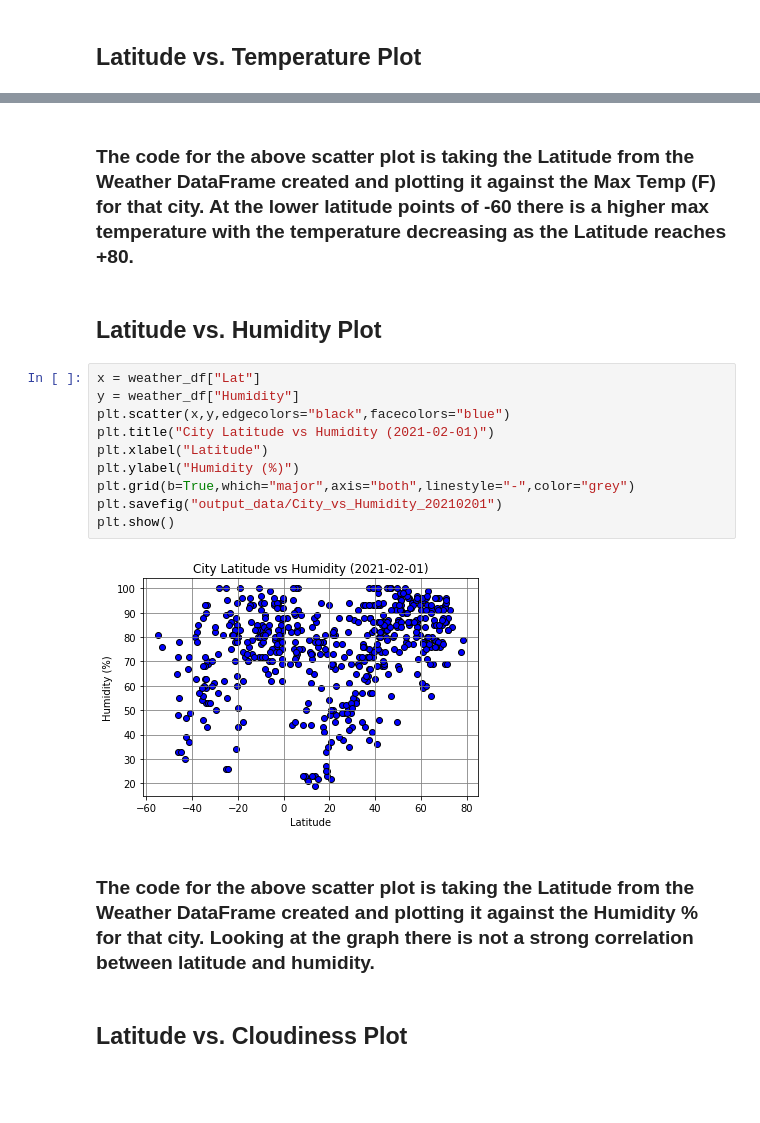
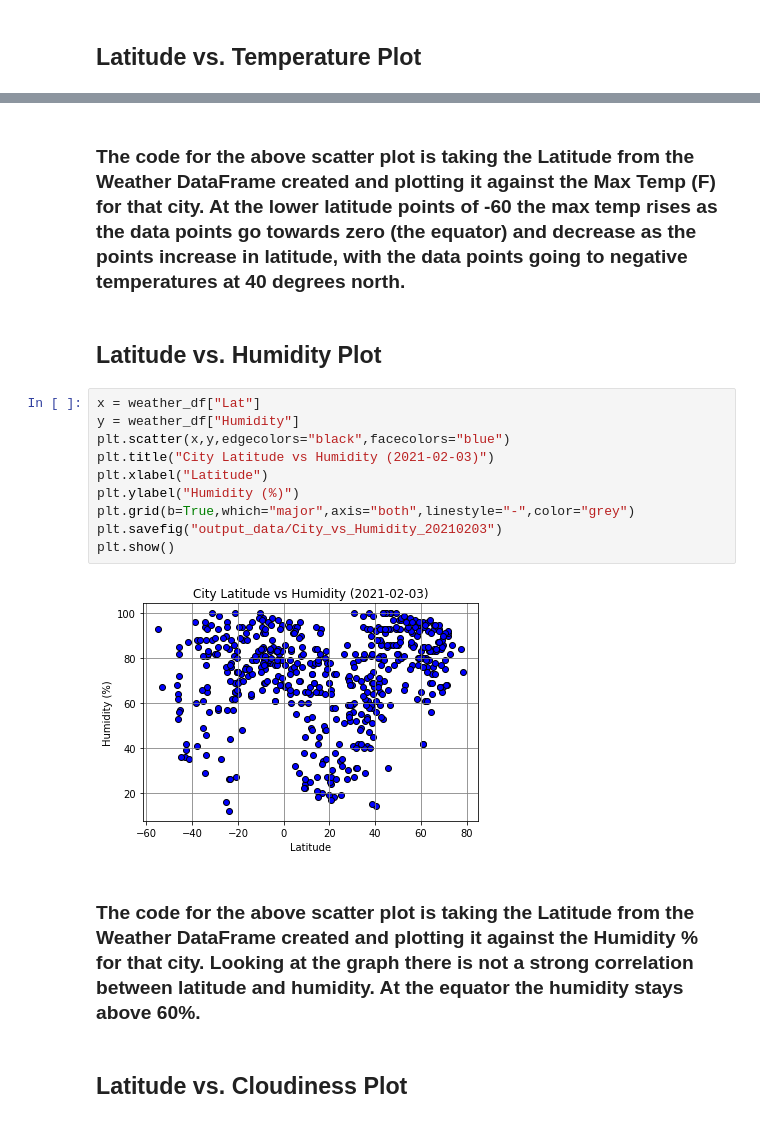
Before and after one commit to khartmann5/python-api-challenge, a Jupyter notebook: WeatherPy/WeatherPy.ipynb, the cells around one changed output, grey strips where cells are left out. Drawn from its saved outputs; the diff is of its cells as text; blank space fills up the shorter version.

```diff
--- a/WeatherPy/WeatherPy.ipynb
+++ b/WeatherPy/WeatherPy.ipynb
@@ -201,21 +208,21 @@ plt.show()
 # %% [markdown]
-### The code for the above scatter plot is taking the Latitude from the Weather DataFrame created and plotting it against the Max Temp (F) for that city. At the lower latitude points of -60 there is a higher max temperature with the temperature decreasing as the Latitude reaches +80.
+### The code for the above scatter plot is taking the Latitude from the Weather DataFrame created and plotting it against the Max Temp (F) for that city. At the lower latitude points of -60 the max temp rises as the data points go towards zero (the equator) and decrease as the points increase in latitude, with the data points going to negative temperatures at 40 degrees north.
 # %% [markdown]
 ## Latitude vs. Humidity Plot
 # %%
 x = weather_df["Lat"]
 y = weather_df["Humidity"]
 plt.scatter(x,y,edgecolors="black",facecolors="blue")
-plt.title("City Latitude vs Humidity (2021-02-01)")
+plt.title("City Latitude vs Humidity (2021-02-03)")
 plt.xlabel("Latitude")
 plt.ylabel("Humidity (%)")
 plt.grid(b=True,which="major",axis="both",linestyle="-",color="grey")
-plt.savefig("output_data/City_vs_Humidity_20210201")
+plt.savefig("output_data/City_vs_Humidity_20210203")
 plt.show()
 # %% [output]
-[figure, old version]
+[figure, new version]
 # %% [markdown]
-### The code for the above scatter plot is taking the Latitude from the Weather DataFrame created and plotting it against the Humidity % for that city. Looking at the graph there is not a strong correlation between latitude and humidity.
+### The code for the above scatter plot is taking the Latitude from the Weather DataFrame created and plotting it against the Humidity % for that city. Looking at the graph there is not a strong correlation between latitude and humidity. At the equator the humidity stays above 60%.
 # %% [markdown]
 ## Latitude vs. Cloudiness Plot
 # %%
```
Also changed, not shown: parts of 20 cells of this notebook, 20 other files.
